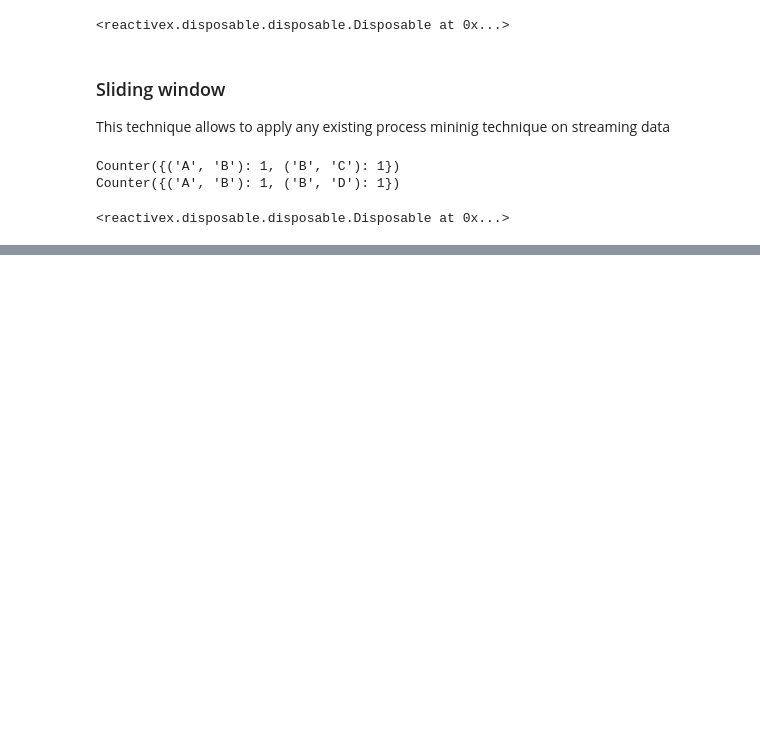
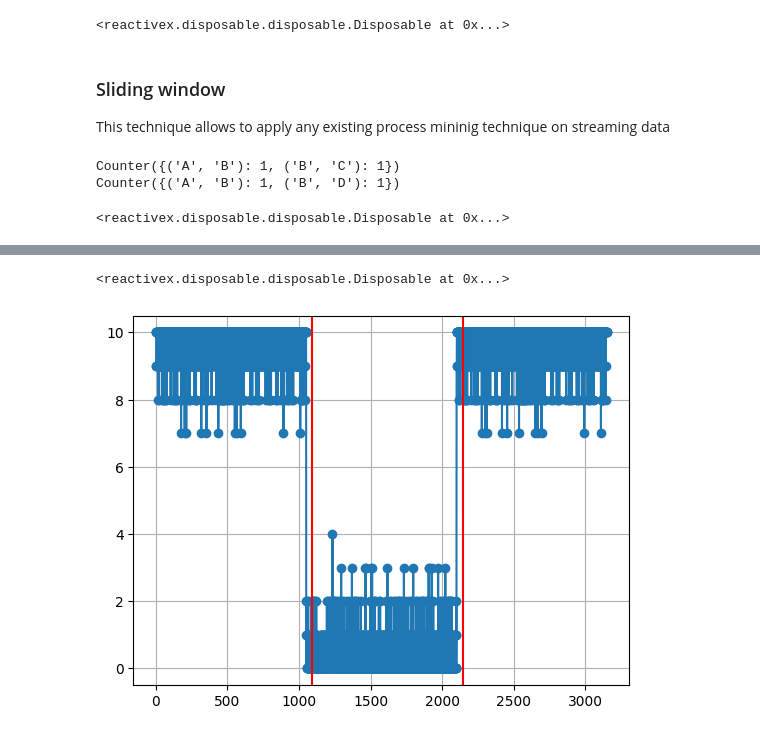
Before and after one commit to beamline/pybeamline, a Jupyter notebook: tutorial.ipynb, the cells around one changed output, grey strips where cells are left out. Drawn from its saved outputs; the diff is of its cells as text; code cells hidden in the pictures; blank space fills up the shorter version.

```diff
--- a/tutorial.ipynb
+++ b/tutorial.ipynb
@@ -220,0 +250,46 @@ Counter({('A', 'B'): 1, ('B', 'D'): 1})
+# %%
+import reactivex
+from reactivex import operators as ops
+from river import drift
+
+drift_detector = drift.ADWIN()
+data = []
+drifts = []
+
+def check_for_drift():
+  index = 0
+
+  def _process(x):
+    nonlocal index
+    drift_detector.update(x)
+    index = index + 1
+    if drift_detector.drift_detected:
+      drifts.append(index)
+
+  def _check_for_drift(obs):
+    return obs.pipe(ops.do_action(lambda value: _process(value)))
+
+  return _check_for_drift
+
+log_with_drift.pipe(
+  ops.buffer_with_count(40),
+  ops.flat_map(lambda events: reactivex.from_iterable(events).pipe(
+      ops.pairwise(),
+      ops.filter(lambda x: x[0].get_trace_name() == x[1].get_trace_name() and x[0].get_event_name() == "B" and x[1].get_event_name() == "C"),
+      ops.count()
+      )
+  ),
+  check_for_drift()
+).subscribe(lambda x: data.append(x))
+# %% [output]
+<reactivex.disposable.disposable.Disposable at 0x...>
+# %%
+import matplotlib.pyplot as plt
+
+plt.plot(data, marker='o')
+plt.grid()
+for drift_detected in drifts:
+    plt.axvline(drift_detected, color='red')
+plt.show()
+# %% [output]
+[figure, added]
```
Also changed, not shown: parts of 7 cells of this notebook.
